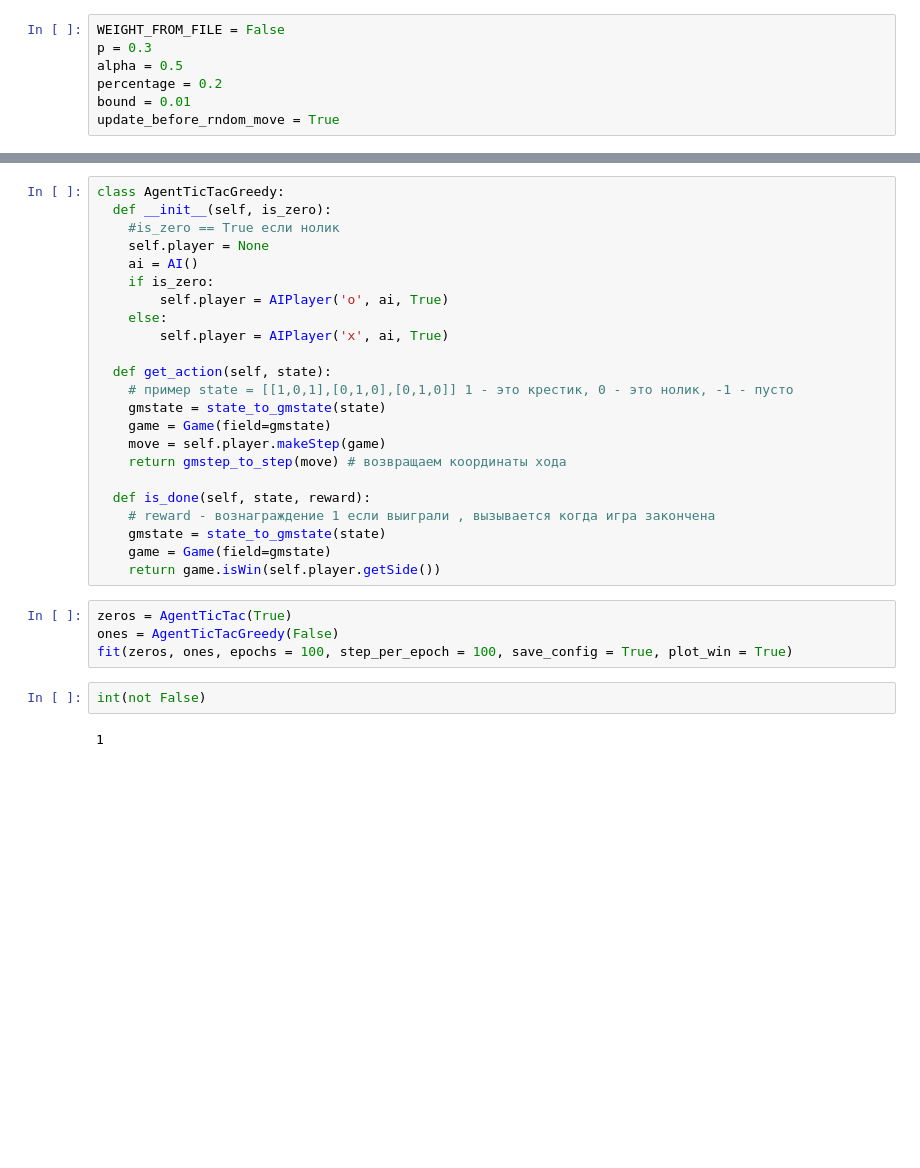
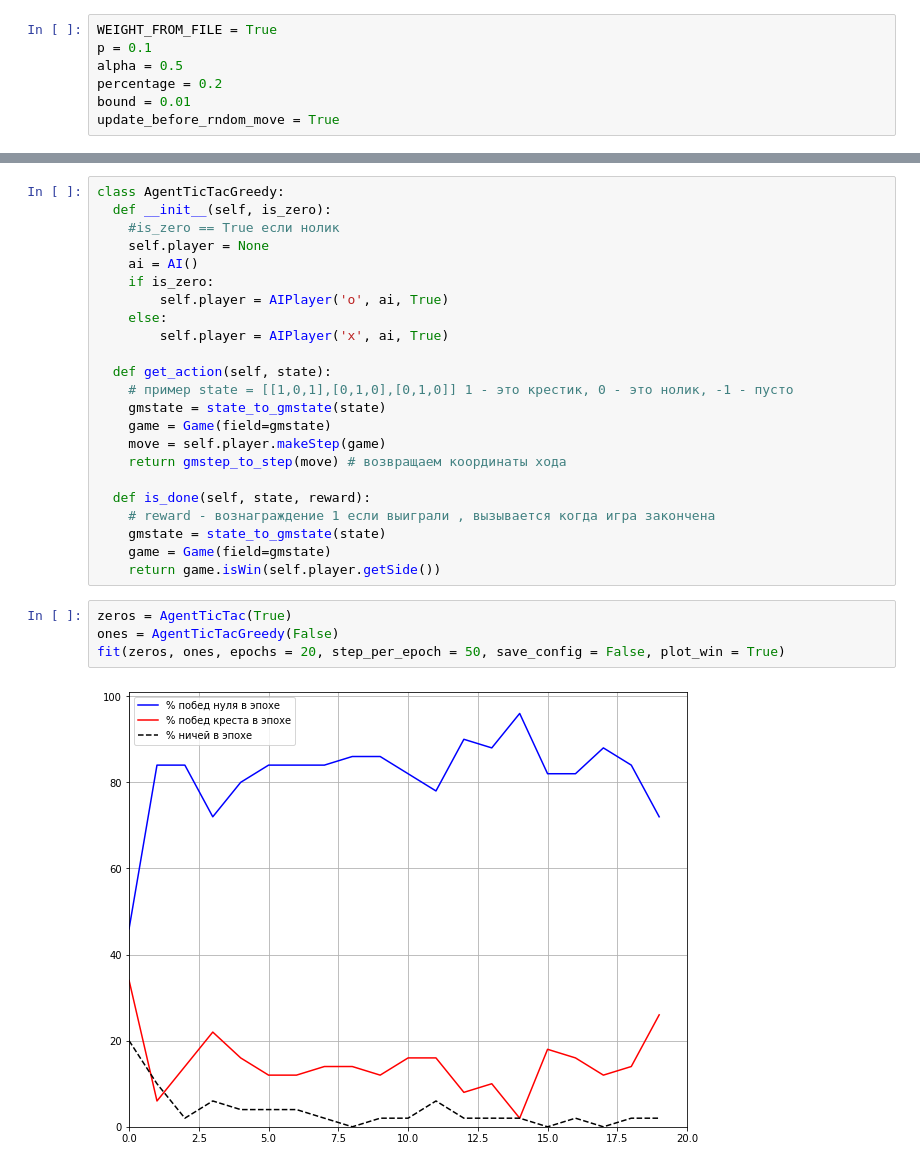
Before and after one commit to alena195101/Tic-tac-toe, a Jupyter notebook: state_generator_and_decoder.ipynb, the cells around one changed output, grey strips where cells are left out. Drawn from its saved outputs; the diff is of its cells as text; blank space fills up the shorter version.

```diff
--- a/state_generator_and_decoder.ipynb
+++ b/state_generator_and_decoder.ipynb
@@ -2,8 +2,8 @@
 ## В классе
 Придумать спецификацию класса агента – игрока
 # %%
-WEIGHT_FROM_FILE = False
-p = 0.3
+WEIGHT_FROM_FILE = True
+p = 0.1
 alpha = 0.5
 percentage = 0.2
 bound = 0.01
@@ -675,8 +675,6 @@ class AgentTicTacGreedy:
 # %%
 zeros = AgentTicTac(True)
 ones = AgentTicTacGreedy(False)
-fit(zeros, ones, epochs = 100, step_per_epoch = 100, save_config = True, plot_win = True)
+fit(zeros, ones, epochs = 20, step_per_epoch = 50, save_config = False, plot_win = True)
+# %% [output]
+[figure, added]
-# %%
-int(not False)
-# %% [output]
-1
```
Also changed, not shown: parts of 1 cell of this notebook.
